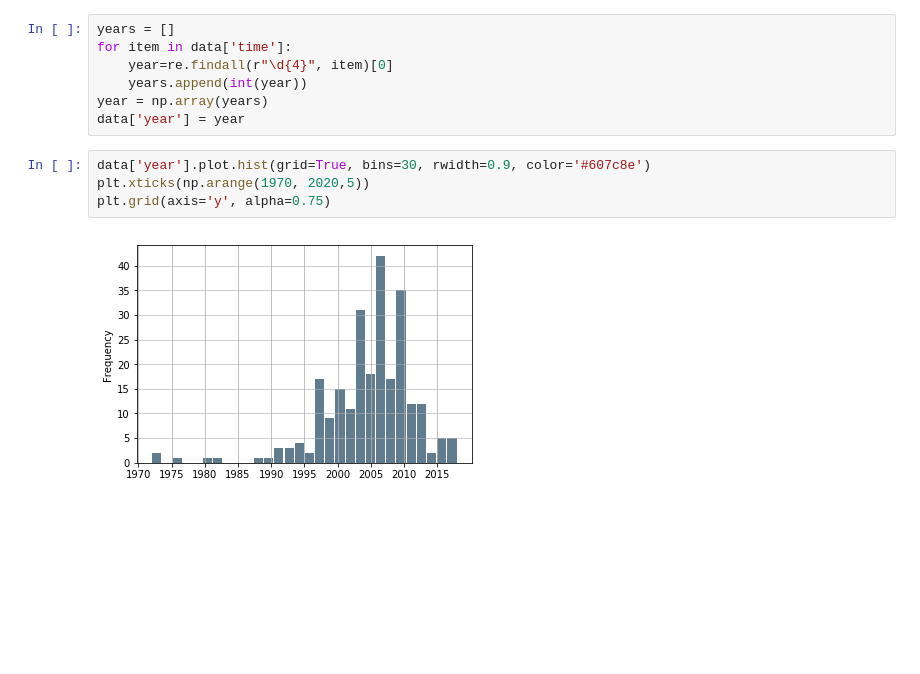
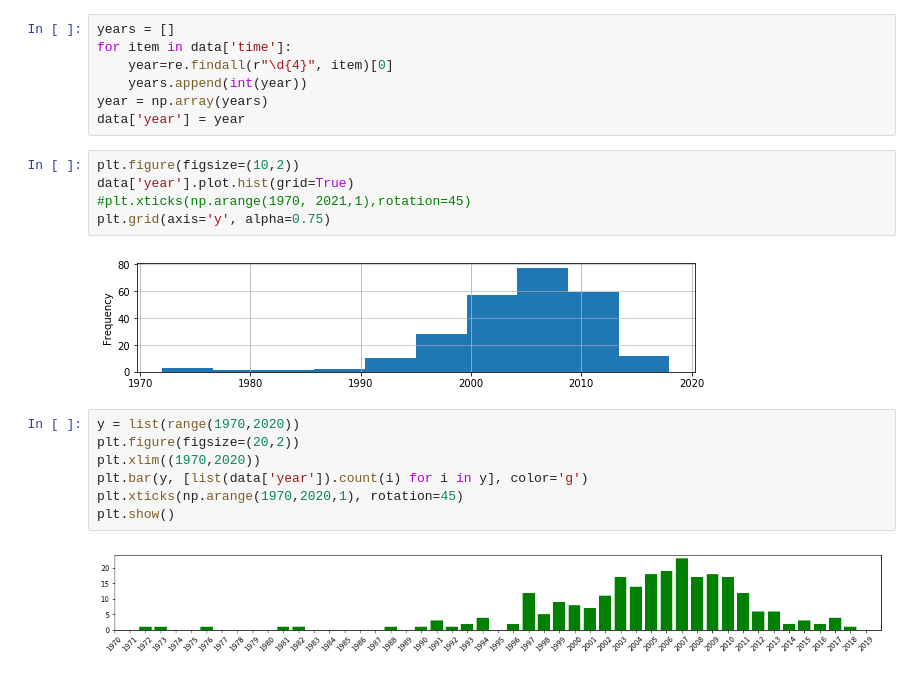
Before and after one commit to chenxj1101/douban, a Jupyter notebook: book250.ipynb, the cells around one changed output. Drawn from its saved outputs; the diff is of its cells as text; blank space fills up the shorter version.

```diff
--- a/book250.ipynb
+++ b/book250.ipynb
@@ -245,8 +245,18 @@ for item in data['time']:
 year = np.array(years)
 data['year'] = year
 # %%
-data['year'].plot.hist(grid=True, bins=30, rwidth=0.9, color='#607c8e')
-plt.xticks(np.arange(1970, 2020,5))
+plt.figure(figsize=(10,2))
+data['year'].plot.hist(grid=True)
+#plt.xticks(np.arange(1970, 2021,1),rotation=45)
 plt.grid(axis='y', alpha=0.75)
 # %% [output]
-[figure, old version]
+[figure, new version]
+# %%
+y = list(range(1970,2020))
+plt.figure(figsize=(20,2))
+plt.xlim((1970,2020))
+plt.bar(y, [list(data['year']).count(i) for i in y], color='g')
+plt.xticks(np.arange(1970,2020,1), rotation=45)
+plt.show()
+# %% [output]
+[figure, added]
```
